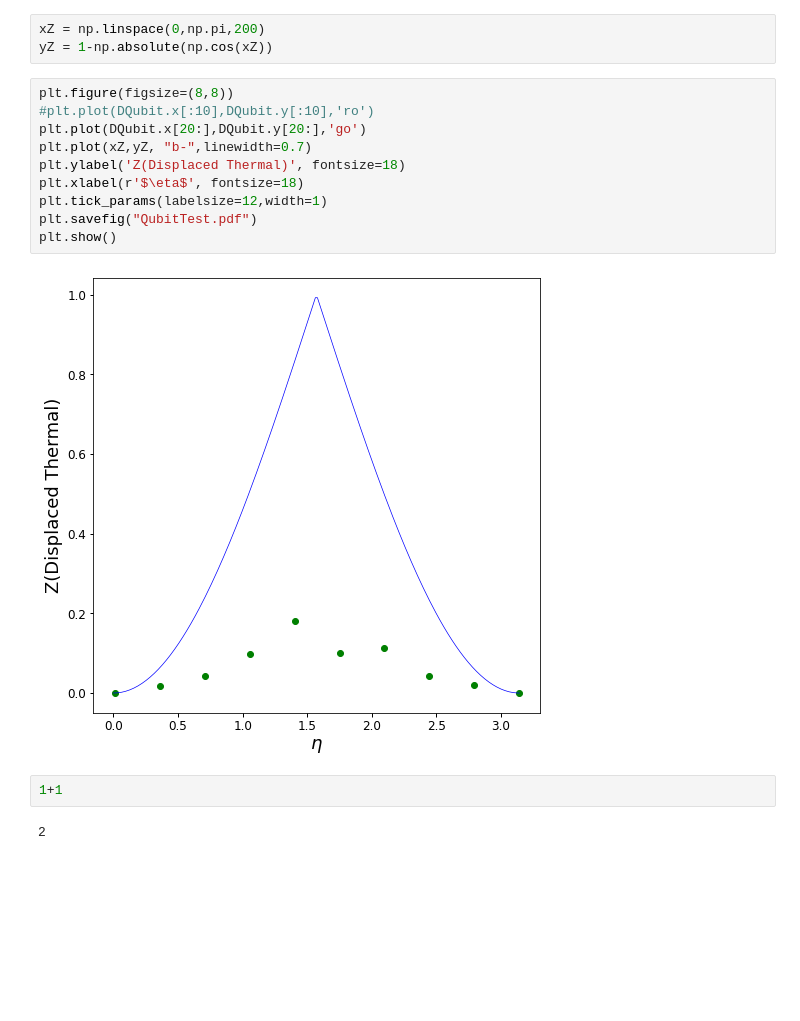
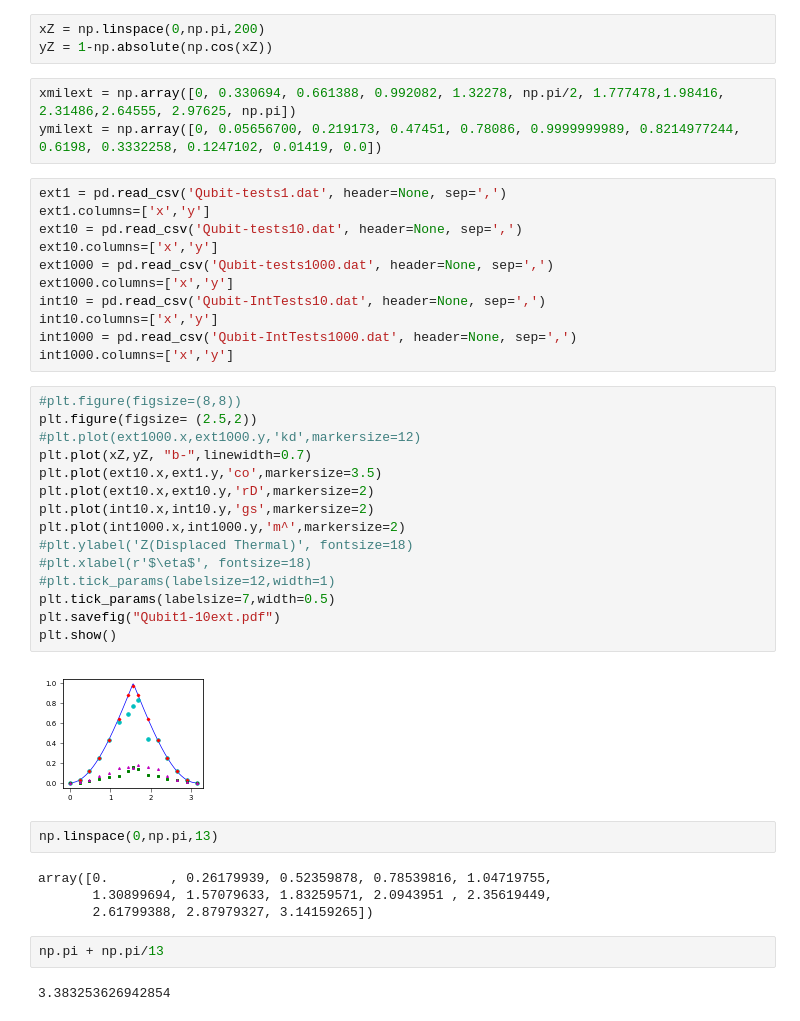
Before and after one commit to estebanmv/Random-Sampling-Extremal-POVMs, a Jupyter notebook: DisplacedPlot.ipynb, the cells around one changed output. Cells and saved outputs as stored; diff of their text form; blank space fills up the shorter version.

```diff
--- a/DisplacedPlot.ipynb
+++ b/DisplacedPlot.ipynb
@@ -209,19 +209,44 @@ DQubit[20:]
 # %%
 xZ = np.linspace(0,np.pi,200)
 yZ = 1-np.absolute(np.cos(xZ))
+# %%
+xmilext = np.array([0, 0.330694, 0.661388, 0.992082, 1.32278, np.pi/2, 1.777478,1.98416, 2.31486,2.64555, 2.97625, np.pi])
+ymilext = np.array([0, 0.05656700, 0.219173, 0.47451, 0.78086, 0.9999999989, 0.8214977244, 0.6198, 0.3332258, 0.1247102, 0.01419, 0.0])
+# %%
+ext1 = pd.read_csv('Qubit-tests1.dat', header=None, sep=',')
+ext1.columns=['x','y']
+ext10 = pd.read_csv('Qubit-tests10.dat', header=None, sep=',')
+ext10.columns=['x','y']
+ext1000 = pd.read_csv('Qubit-tests1000.dat', header=None, sep=',')
+ext1000.columns=['x','y']
+int10 = pd.read_csv('Qubit-IntTests10.dat', header=None, sep=',')
+int10.columns=['x','y']
+int1000 = pd.read_csv('Qubit-IntTests1000.dat', header=None, sep=',')
+int1000.columns=['x','y']
 # %%
-plt.figure(figsize=(8,8))
-#plt.plot(DQubit.x[:10],DQubit.y[:10],'ro')
-plt.plot(DQubit.x[20:],DQubit.y[20:],'go')
+#plt.figure(figsize=(8,8))
+plt.figure(figsize= (2.5,2))
+#plt.plot(ext1000.x,ext1000.y,'kd',markersize=12)
 plt.plot(xZ,yZ, "b-",linewidth=0.7)
-plt.ylabel('Z(Displaced Thermal)', fontsize=18)
-plt.xlabel(r'$\eta$', fontsize=18)
-plt.tick_params(labelsize=12,width=1)
-plt.savefig("QubitTest.pdf")
+plt.plot(ext10.x,ext1.y,'co',markersize=3.5)
+plt.plot(ext10.x,ext10.y,'rD',markersize=2)
+plt.plot(int10.x,int10.y,'gs',markersize=2)
+plt.plot(int1000.x,int1000.y,'m^',markersize=2)
+#plt.ylabel('Z(Displaced Thermal)', fontsize=18)
+#plt.xlabel(r'$\eta$', fontsize=18)
+#plt.tick_params(labelsize=12,width=1)
+plt.tick_params(labelsize=7,width=0.5)
+plt.savefig("Qubit1-10ext.pdf")
 plt.show()
 # %% [output]
-[figure, old version]
+[figure, new version]
-# %%
-1+1
-# %% [output]
-2
+# %%
+np.linspace(0,np.pi,13)
+# %% [output]
+array([0.        , 0.26179939, 0.52359878, 0.78539816, 1.04719755,
+       1.30899694, 1.57079633, 1.83259571, 2.0943951 , 2.35619449,
+       2.61799388, 2.87979327, 3.14159265])
+# %%
+np.pi + np.pi/13
+# %% [output]
+3.383253626942854
```
Also changed, not shown: 13 other files.
